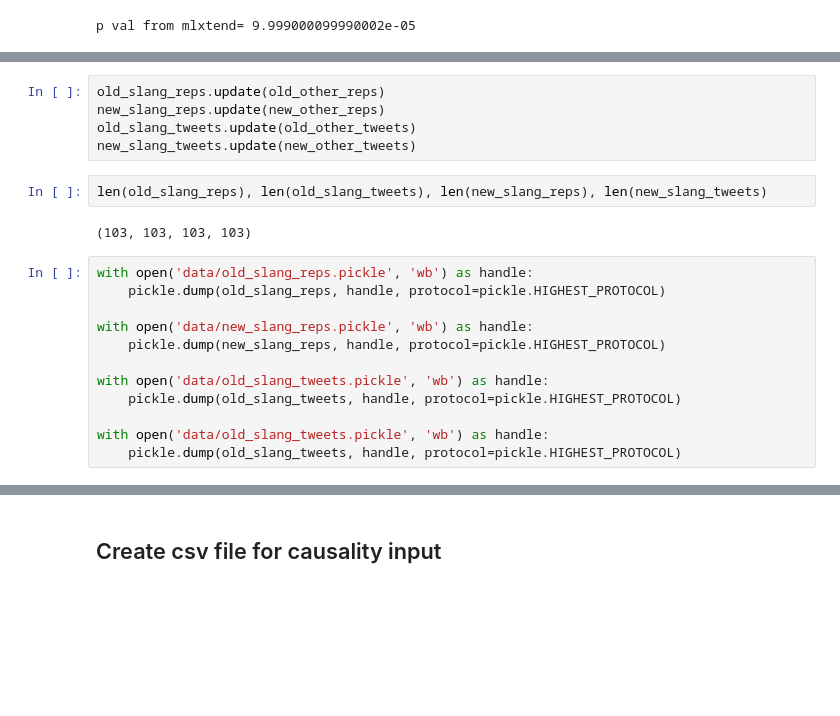
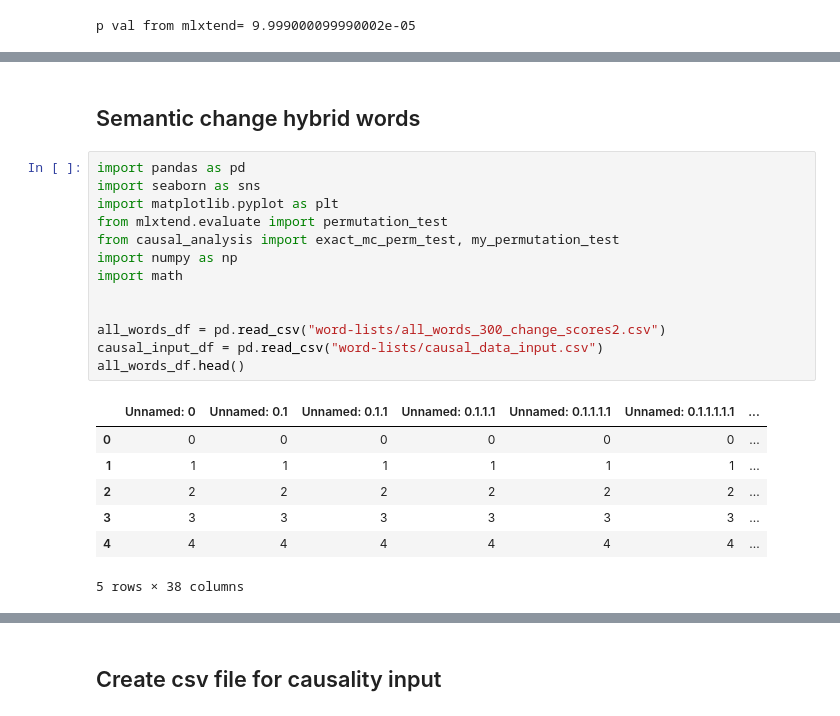
Before and after one commit to opedal/slangvolution, a Jupyter notebook: Word sampling.ipynb, the cells around one changed output, grey strips where cells are left out. Saved outputs shown, nothing was run; the diff lists cells and outputs as text; blank space fills up the shorter version.

```diff
--- a/Word sampling.ipynb
+++ b/Word sampling.ipynb
@@ -463,21 +436,23 @@ with open("data/new_['chillax', 'bling', 'lowkey']_tweets.pickle", 'rb') as hand
-# %%
-old_slang_reps.update(old_other_reps)
-new_slang_reps.update(new_other_reps)
-old_slang_tweets.update(old_other_tweets)
-new_slang_tweets.update(new_other_tweets)
-# %%
-len(old_slang_reps), len(old_slang_tweets), len(new_slang_reps), len(new_slang_tweets)
-# %% [output]
-(103, 103, 103, 103)
-# %%
-with open('data/old_slang_reps.pickle', 'wb') as handle:
-    pickle.dump(old_slang_reps, handle, protocol=pickle.HIGHEST_PROTOCOL)
-
-with open('data/new_slang_reps.pickle', 'wb') as handle:
-    pickle.dump(new_slang_reps, handle, protocol=pickle.HIGHEST_PROTOCOL)
-
-with open('data/old_slang_tweets.pickle', 'wb') as handle:
-    pickle.dump(old_slang_tweets, handle, protocol=pickle.HIGHEST_PROTOCOL)
-
-with open('data/old_slang_tweets.pickle', 'wb') as handle:
-    pickle.dump(old_slang_tweets, handle, protocol=pickle.HIGHEST_PROTOCOL)
+# %% [markdown]
+## Semantic change hybrid words
+# %%
+import pandas as pd
+import seaborn as sns
+import matplotlib.pyplot as plt
+from mlxtend.evaluate import permutation_test
+from causal_analysis import exact_mc_perm_test, my_permutation_test
+import numpy as np
+import math
+
+
+all_words_df = pd.read_csv("word-lists/all_words_300_change_scores2.csv")
+causal_input_df = pd.read_csv("word-lists/causal_data_input.csv")
+all_words_df.head()
+# %% [output]
+|  | Unnamed: 0 | Unnamed: 0.1 | Unnamed: 0.1.1 | Unnamed: 0.1.1.1 | Unnamed: 0.1.1.1.1 | Unnamed: 0.1.1.1.1.1 | ... |
+| 0 | 0 | 0 | 0 | 0 | 0 | 0 | ... |
+| 1 | 1 | 1 | 1 | 1 | 1 | 1 | ... |
+| 2 | 2 | 2 | 2 | 2 | 2 | 2 | ... |
+| 3 | 3 | 3 | 3 | 3 | 3 | 3 | ... |
+| 4 | 4 | 4 | 4 | 4 | 4 | 4 | ... |
+5 rows × 38 columns
```
Also changed, not shown: parts of 12 cells of this notebook, 2 other files.
